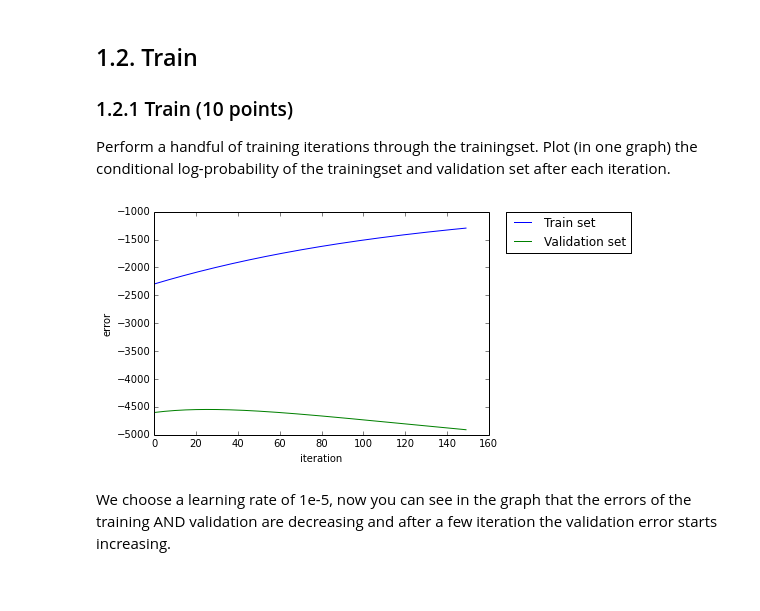
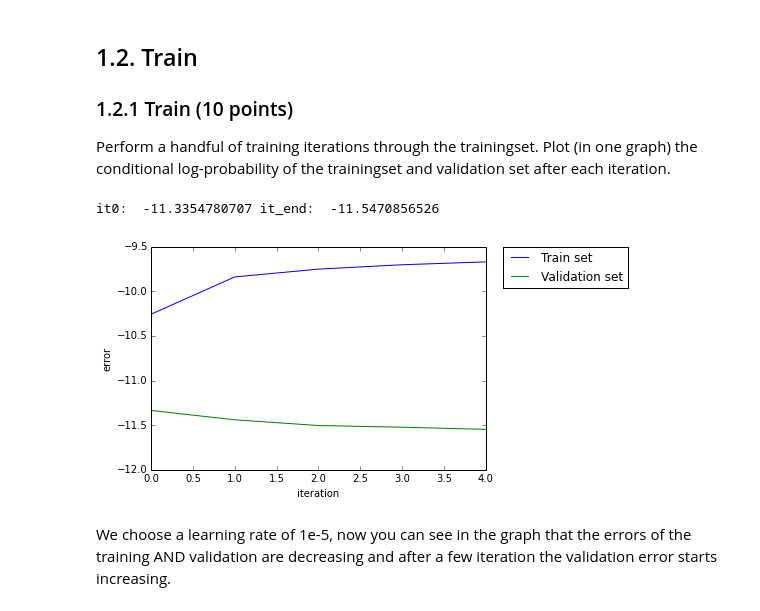
Before and after one commit to erikvanegmond/ml1-2015-lab2, a Jupyter notebook: Lab2.ipynb, the cells around one changed output. Drawn from its saved outputs; the diff is of its cells as text; code cells hidden in the pictures.

```diff
--- a/Lab2.ipynb
+++ b/Lab2.ipynb
@@ -239,9 +239,8 @@ print nabla_b
 Write a function `sgd_iter(x_train, t_train, w, b)` that performs one iteration of stochastic gradient descent (SGD), and returns the new weights. It should go through the trainingset once in randomized order, call `logreg_gradient(x, t, w, b)` for each datapoint to get the gradients, and update the parameters using a small learning rate (e.g. `1E-4`). Note that in this case we're maximizing the likelihood function, so we should actually performing gradient ___ascent___... For more information about SGD, see Bishop 5.2.4 or an online source (i.e. https://en.wikipedia.org/wiki/Stochastic_gradient_descent)
 # %%
 import pprint
-def sgd_iter(x_train, t_train, w, b):
-    wIn = w.copy()
-    learn_rate = 1e-5
+def sgd_iter(x_train, t_train, w, b, r):
+    learn_rate = r
     b = b.reshape((-1, 1))
     perm = np.random.permutation(x_train.shape[0])
     sum_log_p = 0
@@ -256,11 +255,11 @@ def sgd_iter(x_train, t_train, w, b):
 W = np.zeros((784, 10))
 b = np.zeros(10)
 
-for i in range(10):
+for i in range(4):
     if i ==1:
         plot_digits(W.T, numcols=10)
 
-    W, b, _ = sgd_iter(x_train[:21], t_train[:21], W, b)
+    W, b, _ = sgd_iter(x_train[:21], t_train[:21], W, b, 1e-4)
 #     print np.min(W)
 
 plot_digits(W.T, numcols=10)
@@ -275,32 +274,35 @@ Perform a handful of training iterations through the trainingset. Plot (in one g
 # %%
 plot_list = []
 vplot_list = []
 
 def valid_log_p(x,t,W,b):
     sum_vlog_p=0
     for j in range(len(x)):
         _,_,vlog_p = get_log_p(x[j],t[j],W,b)
         sum_vlog_p+=vlog_p
     return sum_vlog_p
 W = np.zeros((784, 10))
 b = np.zeros(10)
+r = 1e-4
 
-for i in range(150):
+for i in range(5):
 #     plot_digits(W.T, numcols=10)
-    W, b, log_p = sgd_iter(x_train[:1000], t_train[:1000], W, b)
-    plot_list.append(log_p)
+    W, b, log_p = sgd_iter(x_train, t_train, W, b, r)
+    plot_list.append(-np.log(np.abs(log_p)))
 #     plot_digits(W.T, numcols=10)
-    sum_vlog_p=valid_log_p(x_valid[:1000], t_valid[:1000], W, b)
-    vplot_list.append(sum_vlog_p)
+    sum_vlog_p=valid_log_p(x_valid, t_valid, W, b)
+    vplot_list.append(-np.log(np.abs(sum_vlog_p)))
 plt.plot(plot_list, label='Train set')
 plt.plot(vplot_list, label="Validation set")
 plt.ylabel('error')
 plt.xlabel('iteration')
 plt.legend(bbox_to_anchor=(1.05, 1), loc=2, borderaxespad=0.)
+print 'it0: ', vplot_list[0], 'it_end: ', vplot_list[-1]
 
 plt.show()
 # %% [output]
+it0:  -11.3354780707 it_end:  -11.5470856526
-[figure, old version]
+[figure, new version]
 # %% [markdown]
 We choose a learning rate of 1e-5, now you can see in the graph that the errors of the training AND validation are decreasing and after a few iteration the validation error starts increasing.
 # %% [markdown]
```
Also changed, not shown: parts of 5 cells of this notebook.
